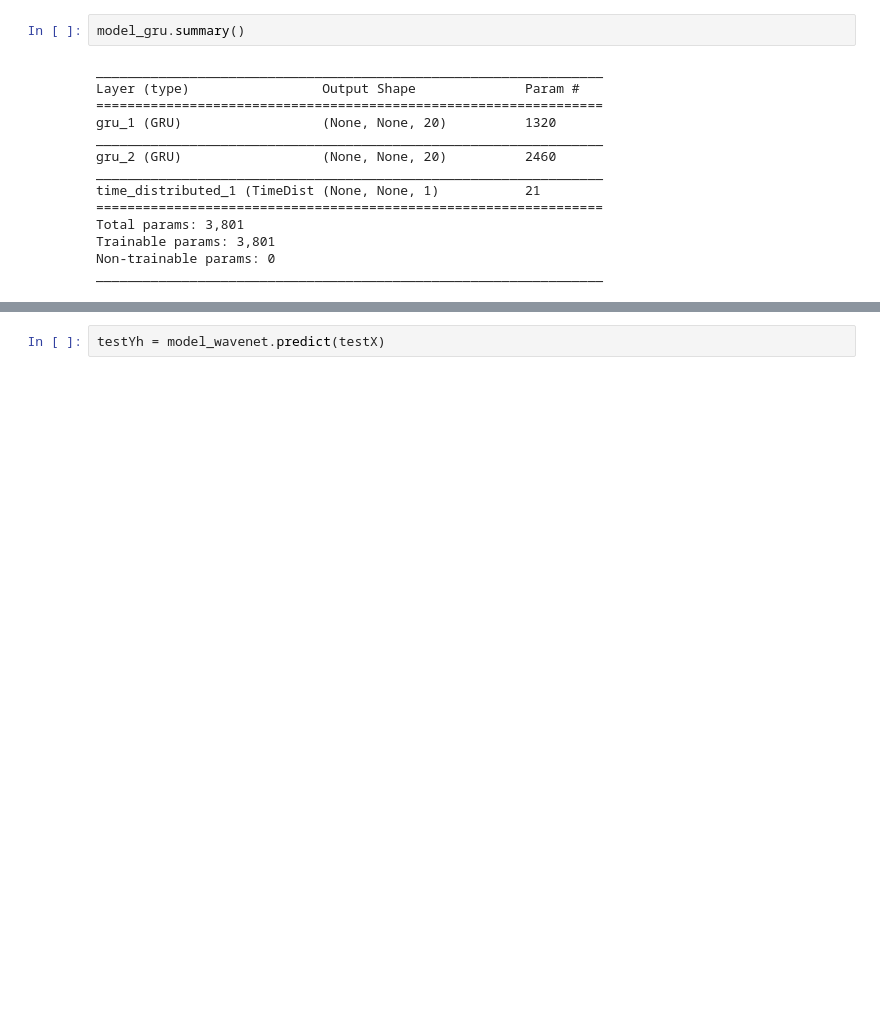
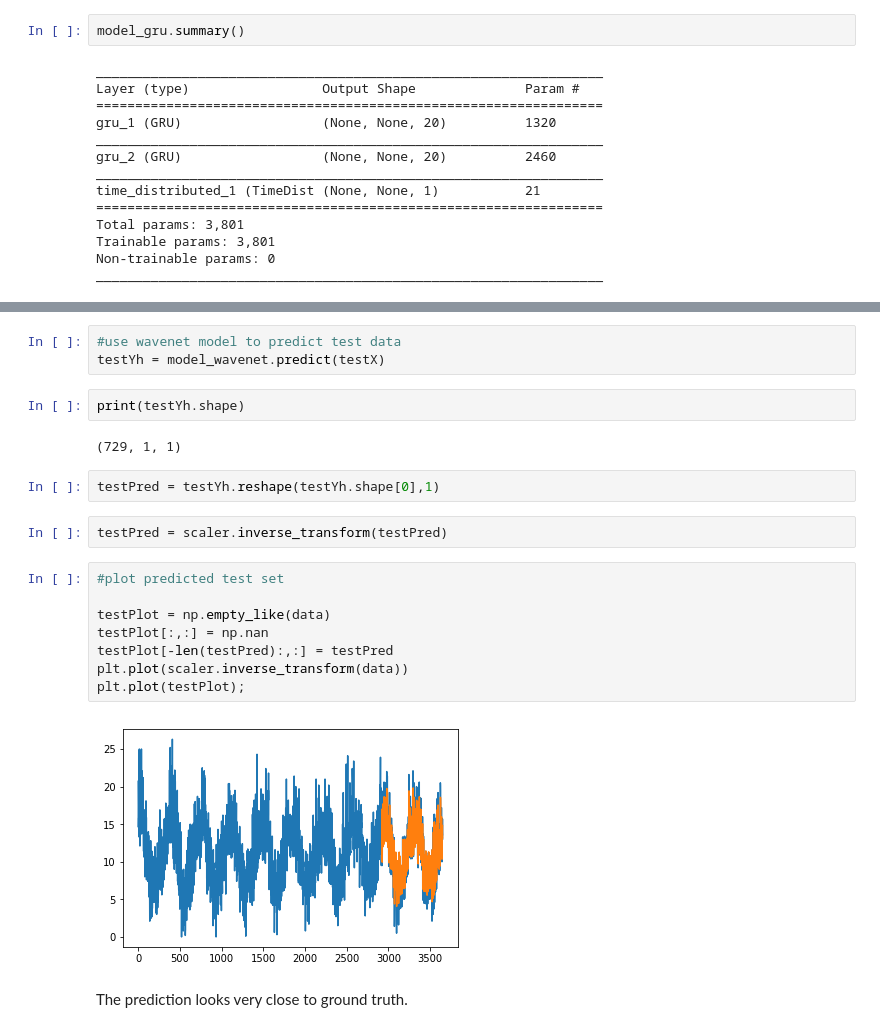
Before and after one commit to jing-pw/YCBS258-Assignments, a Jupyter notebook: C9_Exercise_Final_JW.ipynb, the cells around one changed output, grey strips where cells are left out. Cells and saved outputs as stored; diff of their text form; blank space fills up the shorter version.

```diff
--- a/C9_Exercise_Final_JW.ipynb
+++ b/C9_Exercise_Final_JW.ipynb
@@ -466,2 +454,23 @@ Both LSTM and GRU are known to be good remedies to vanishing gradient while hand
-# %%
-testYh = model_wavenet.predict(testX)
+# %%
+#use wavenet model to predict test data
+testYh = model_wavenet.predict(testX)
+# %%
+print(testYh.shape)
+# %% [output]
+(729, 1, 1)
+# %%
+testPred = testYh.reshape(testYh.shape[0],1)
+# %%
+testPred = scaler.inverse_transform(testPred)
+# %%
+#plot predicted test set
+
+testPlot = np.empty_like(data)
+testPlot[:,:] = np.nan
+testPlot[-len(testPred):,:] = testPred
+plt.plot(scaler.inverse_transform(data))
+plt.plot(testPlot);
+# %% [output]
+[figure, added]
+# %% [markdown]
+The prediction looks very close to ground truth.
```
Also changed, not shown: parts of 22 cells of this notebook.
